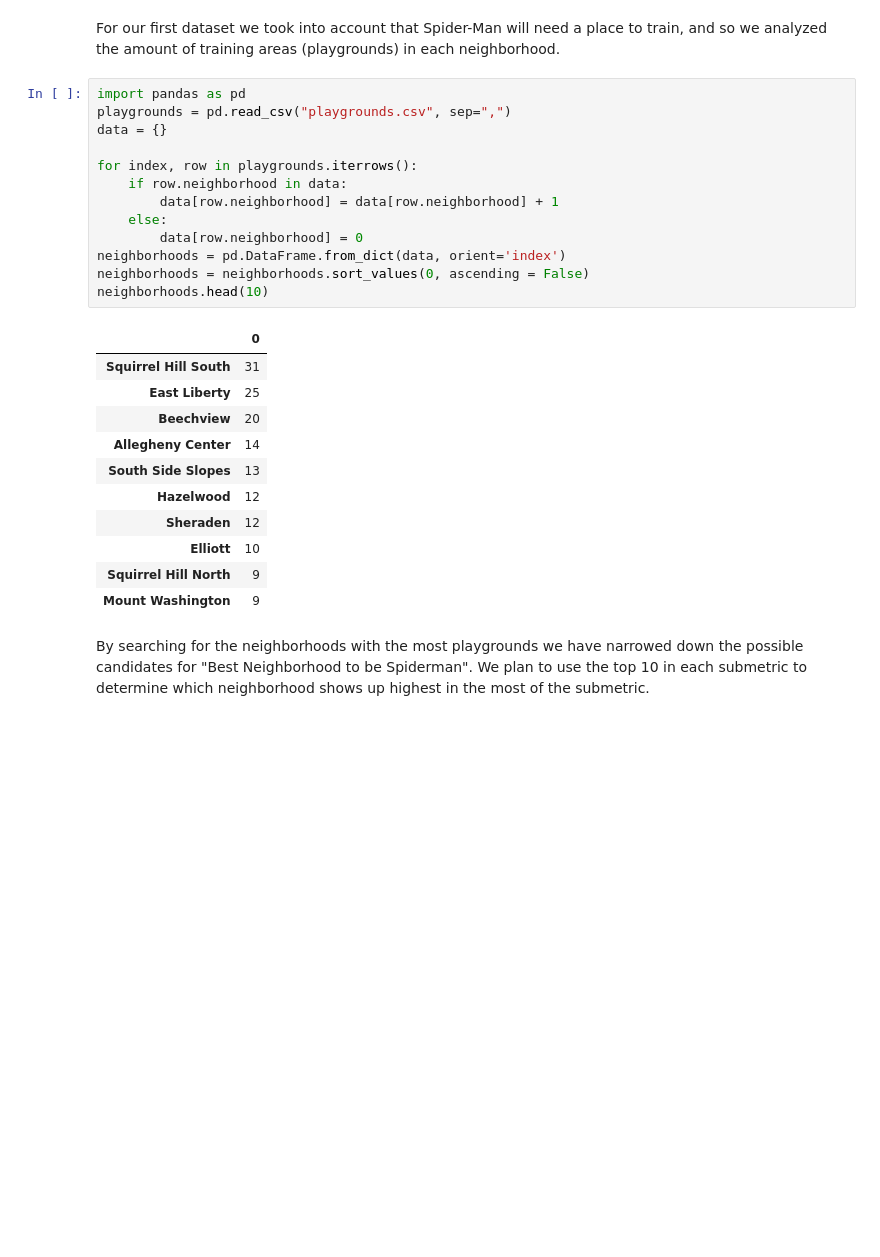
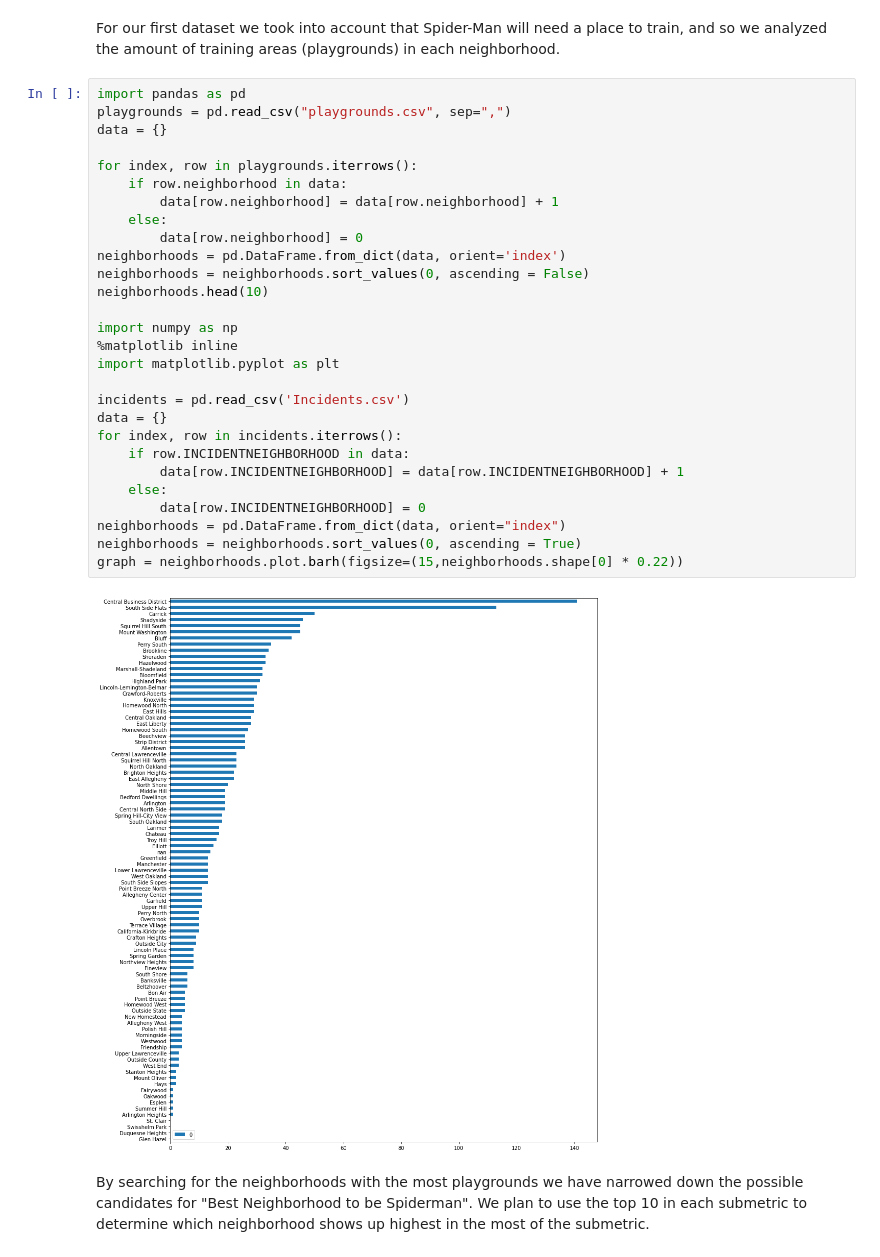
Before and after one commit to ConnorReger/FinalProject, a Jupyter notebook: Ansel.ipynb, the cells around one changed output. Saved outputs shown, nothing was run; the diff lists cells and outputs as text; blank space fills up the shorter version.

Commit message:
adding graphs

```diff
--- a/Ansel.ipynb
+++ b/Ansel.ipynb
@@ -3,27 +3,32 @@ For our first dataset we took into account that Spider-Man will need a place to
 # %%
 import pandas as pd
 playgrounds = pd.read_csv("playgrounds.csv", sep=",")
 data = {}
 
 for index, row in playgrounds.iterrows():
     if row.neighborhood in data:
         data[row.neighborhood] = data[row.neighborhood] + 1
     else:
         data[row.neighborhood] = 0
 neighborhoods = pd.DataFrame.from_dict(data, orient='index')
 neighborhoods = neighborhoods.sort_values(0, ascending = False)
 neighborhoods.head(10)
+
+import numpy as np
+%matplotlib inline
+import matplotlib.pyplot as plt
+
+incidents = pd.read_csv('Incidents.csv')
+data = {}
+for index, row in incidents.iterrows():
+    if row.INCIDENTNEIGHBORHOOD in data:
+        data[row.INCIDENTNEIGHBORHOOD] = data[row.INCIDENTNEIGHBORHOOD] + 1
+    else:
+        data[row.INCIDENTNEIGHBORHOOD] = 0
+neighborhoods = pd.DataFrame.from_dict(data, orient="index")
+neighborhoods = neighborhoods.sort_values(0, ascending = True)
+graph = neighborhoods.plot.barh(figsize=(15,neighborhoods.shape[0] * 0.22))
 # %% [output]
-|  | 0 |
-| Squirrel Hill South | 31 |
-| East Liberty | 25 |
-| Beechview | 20 |
-| Allegheny Center | 14 |
-| South Side Slopes | 13 |
-| Hazelwood | 12 |
-| Sheraden | 12 |
-| Elliott | 10 |
-| Squirrel Hill North | 9 |
-| Mount Washington | 9 |
+[figure, added]
 # %% [markdown]
 By searching for the neighborhoods with the most playgrounds we have narrowed down the possible candidates for "Best Neighborhood to be Spiderman". We plan to use the top 10 in each submetric to determine which neighborhood shows up highest in the most of the submetric.
```
Also changed, not shown: 1 other file.
